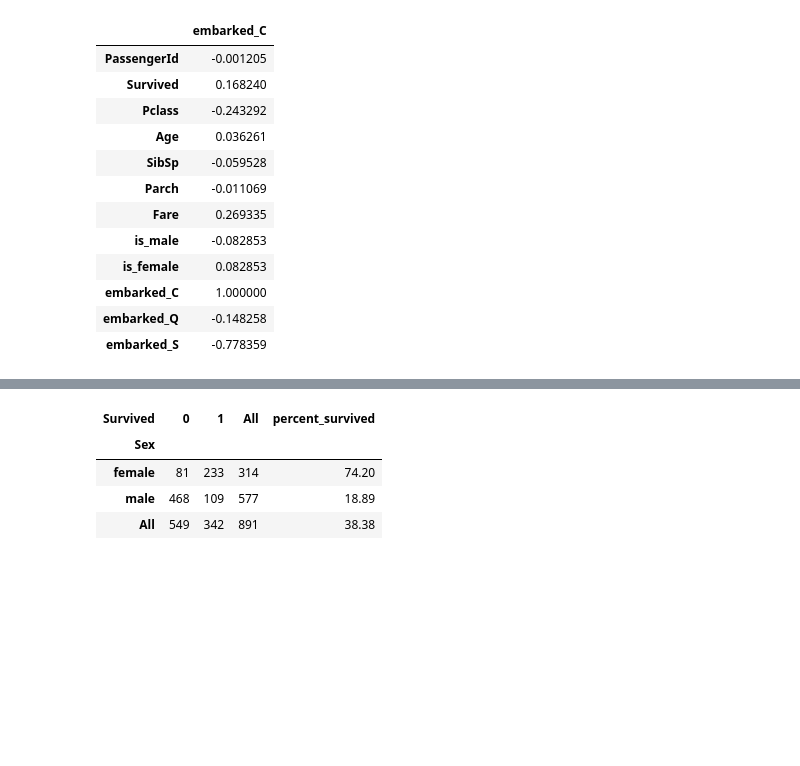
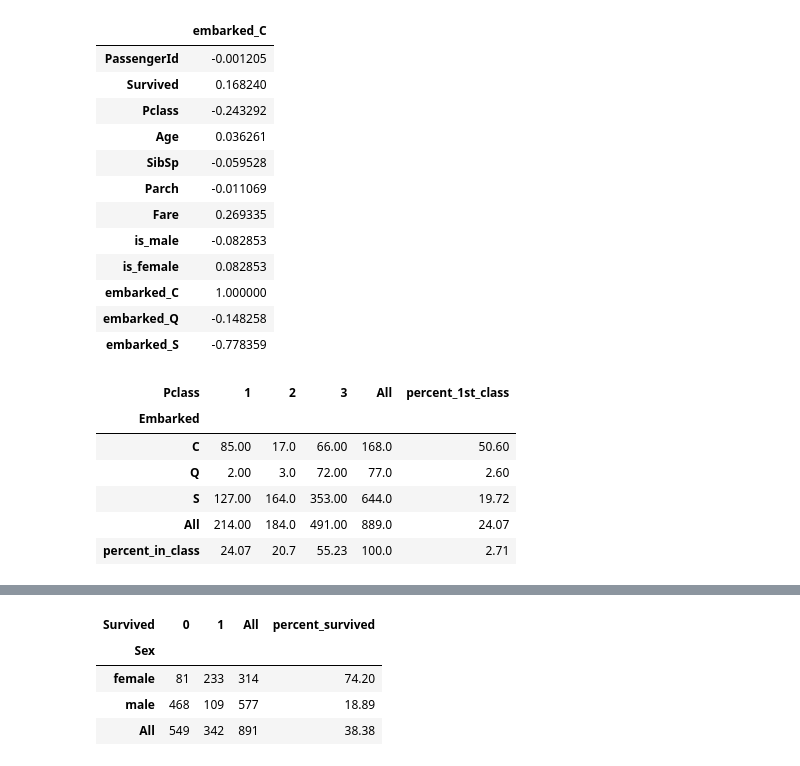
Before and after one commit to gisledb/udacity_nanodegree, a Jupyter notebook: ipython_notebooks/p2_investigate_dataset/p2_titanic.ipynb, the cells around one changed output, grey strips where cells are left out. Saved outputs shown, nothing was run; the diff lists cells and outputs as text; code cells hidden in the pictures; blank space fills up the shorter version.

```diff
--- a/ipython_notebooks/p2_investigate_dataset/p2_titanic.ipynb
+++ b/ipython_notebooks/p2_investigate_dataset/p2_titanic.ipynb
@@ -506,0 +526,16 @@ display('Cherbourg:',cherbourg_corr)
+# %%
+embarked_by_class = pd.crosstab(titanic['Embarked'],titanic['Pclass'],margins=True)
+
+embarked_by_class['percent_1st_class'] = round((embarked_by_class[1] / embarked_by_class['All'])*100,2)
+embarked_by_class.loc['percent_in_class'] = round(
+    (embarked_by_class.loc['All'] / embarked_by_class['All']['All'])*100,2)
+
+ax = gb_survival_embarked_sex.sort_index(level='Sex')['percent_survived'].plot(kind='bar',color='g')
+# %% [output]
+| Pclass | 1 | 2 | 3 | All | percent_1st_class |
+| Embarked |  |  |  |  |  |
+| C | 85.00 | 17.0 | 66.00 | 168.0 | 50.60 |
+| Q | 2.00 | 3.0 | 72.00 | 77.0 | 2.60 |
+| S | 127.00 | 164.0 | 353.00 | 644.0 | 19.72 |
+| All | 214.00 | 184.0 | 491.00 | 889.0 | 24.07 |
+| percent_in_class | 24.07 | 20.7 | 55.23 | 100.0 | 2.71 |
```
Also changed, not shown: parts of 5 cells of this notebook.
